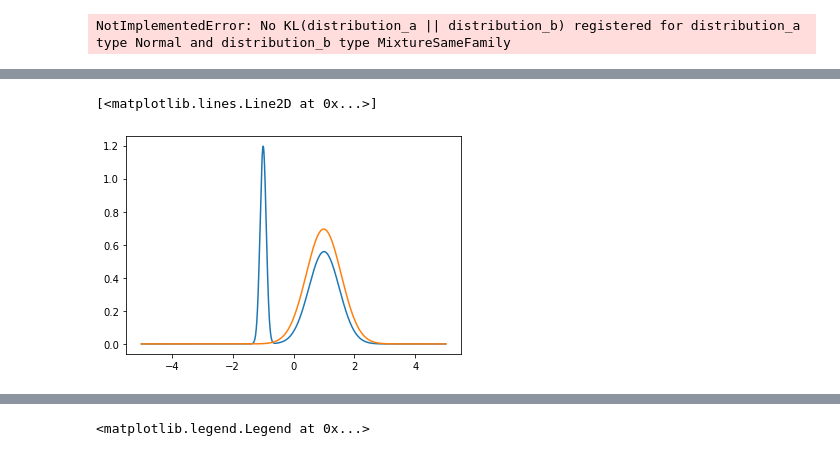
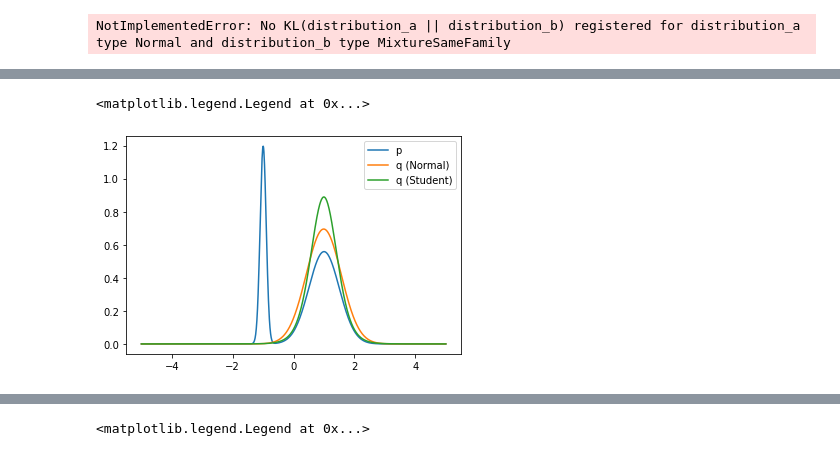
Before and after one commit to nipunbatra/pml2022, a Jupyter notebook: notebooks/KL.ipynb, the cells around one changed output, grey strips where cells are left out. Drawn from its saved outputs; the diff is of its cells as text; code cells hidden in the pictures.

```diff
--- a/notebooks/KL.ipynb
+++ b/notebooks/KL.ipynb
@@ -160,4 +165,10 @@ def loss_4(mean, logscale):
     q_samples = q_std_samples*jnp.exp(logscale) + mean
 
     return (q.log_prob(q_samples) - p_mix.log_prob(q_samples)).mean()
+# %%
+def loss_4_student(mean, logscale, df):
+    n_samples = 500
+    q = tfd.StudentT(df = df, loc = mean, scale=jnp.exp(logscale))
+    q_samples = q.sample(sample_shape=(n_samples, ), seed=jax.random.PRNGKey(0))
+    return (q.log_prob(q_samples) - p_mix.log_prob(q_samples)).mean()
 # %%
@@ -208,2 +218,13 @@ for i in range(201):
 # %%
-q_learnt = tfd.Normal(loc = q_m, scale = jnp.exp(q_ls))
+q_learnt_normal = tfd.Normal(loc = q_m, scale = jnp.exp(q_ls))
+# %%
+loc = 5.0
+logscale = 1.0
+df = 10.0
+for i in range(201):
+    l, delta = jax.value_and_grad(loss_4_student, argnums=[0, 1, 2])(loc, logscale, df)
+    loc = loc - lr*delta[0]
+    logscale = logscale - lr*delta[1]
+    df = df - lr*delta[2]
+    if i % 10 == 0:
+        print(i, l, loc, logscale, df)
@@ -210,10 +249,15 @@ q_learnt = tfd.Normal(loc = q_m, scale = jnp.exp(q_ls))
+# %%
+q_learnt_st = tfd.StudentT(loc = loc, scale = jnp.exp(logscale), df = df)
 # %%
 x_lims = jnp.linspace(-5, 5, 1000)
-plt.plot(x_lims, p_mix.prob(x_lims))
-plt.plot(x_lims, q_learnt.prob(x_lims))
+plt.plot(x_lims, p_mix.prob(x_lims), label="p")
+plt.plot(x_lims, q_learnt_normal.prob(x_lims), label="q (Normal)")
+plt.plot(x_lims, q_learnt_st.prob(x_lims), label="q (Student)")
+
+plt.legend()
 # %% [output]
-[<matplotlib.lines.Line2D at 0x...>]
+<matplotlib.legend.Legend at 0x...>
-[figure, old version]
+[figure, new version]
 # %%
 def loss_5(mean, logscale):
     """
```
Also changed, not shown: parts of 26 cells of this notebook.
